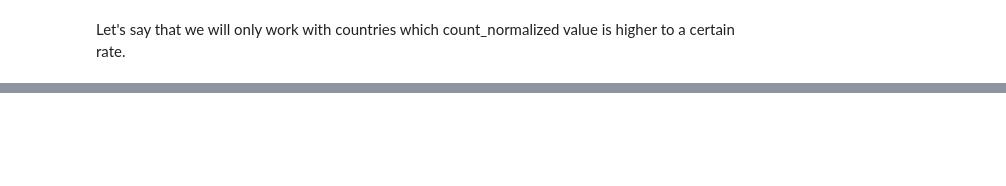
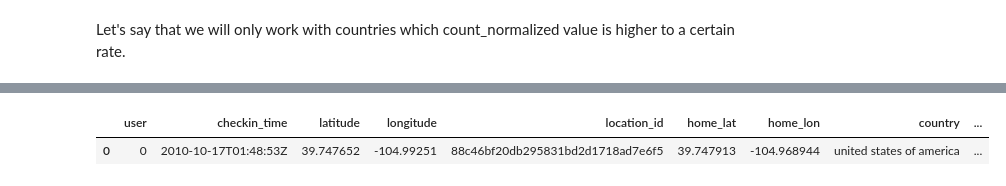
Before and after one commit to epfl-ada/ada-2020-project-milestone-p3-p3_runtime-error, a Jupyter notebook: creative_extension.ipynb, the cells around one changed output, grey strips where cells are left out. Drawn from its saved outputs; the diff is of its cells as text; code cells hidden in the pictures; blank space fills up the shorter version.

```diff
--- a/creative_extension.ipynb
+++ b/creative_extension.ipynb
@@ -185,0 +202,3 @@ countries.head(5)
+# %%
+gowalla_checkins = pd.merge(gowalla_checkins, gowalla_home_locations, how = 'left', on = ['user'])
+brightkite_checkins = pd.merge(brightkite_checkins, brightkite_home_locations, how = 'left', on = ['user'])
@@ -185,0 +222,5 @@ countries.head(5)
+# %%
+brightkite_checkins.head(1)
+# %% [output]
+|  | user | checkin_time | latitude | longitude | location_id | home_lat | home_lon | country | ... |
+| 0 | 0 | 2010-10-17T01:48:53Z | 39.747652 | -104.99251 | 88c46bf20db295831bd2d1718ad7e6f5 | 39.747913 | -104.968944 | united states of america | ... |
```
Also changed, not shown: parts of 18 cells of this notebook.
